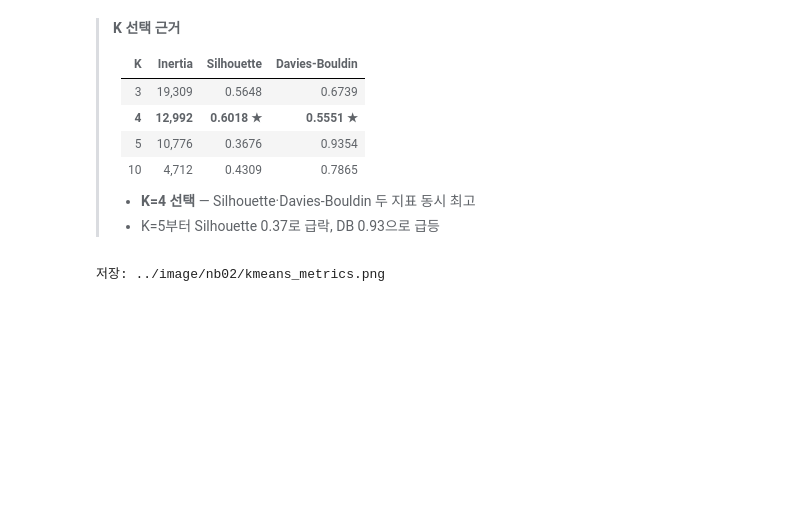
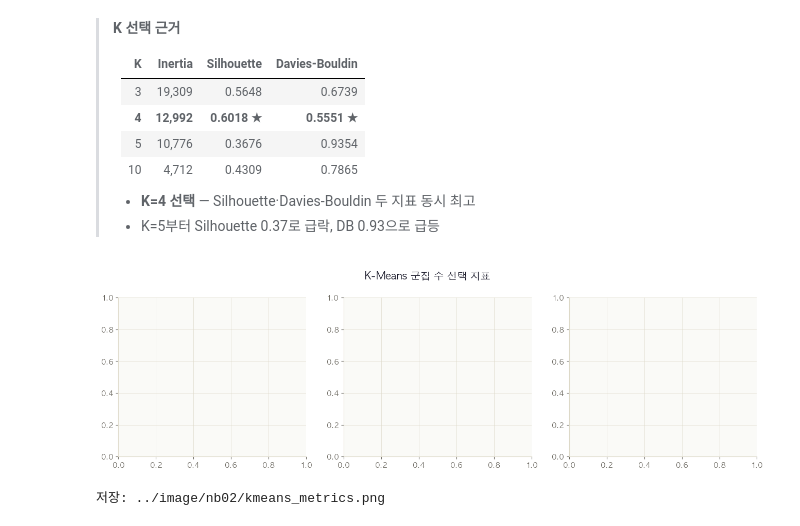
Before and after one commit to lucytheboss/beyond-demographics-kr, a Jupyter notebook: notebook/02_behavioral-clustering.ipynb, the cells around one changed output. Saved outputs shown, nothing was run; the diff lists cells and outputs as text; code cells hidden in the pictures; blank space fills up the shorter version.

```diff
--- a/notebook/02_behavioral-clustering.ipynb
+++ b/notebook/02_behavioral-clustering.ipynb
@@ -361,6 +429,12 @@ K=10: inertia=4712, silhouette=0.4309, DB=0.7865
 >
 > - **K=4 선택** — Silhouette·Davies-Bouldin 두 지표 동시 최고
 > - K=5부터 Silhouette 0.37로 급락, DB 0.93으로 급등
+# %%
+# 그래프 출력을 위한 figure와 axes 초기화
+figure, axes = fig(1, 3, figsize=(16, 4), title='K-Means 군집 수 선택 지표')
+ks = list(K_RANGE)
+# %% [output]
+[figure, added]
 # %%
 metric_plot(axes, ks,
             {'inertia': inertias, 'silhouette': silhouettes, 'db': db_scores},
```
Also changed, not shown: parts of 14 cells of this notebook, 1 other file.
